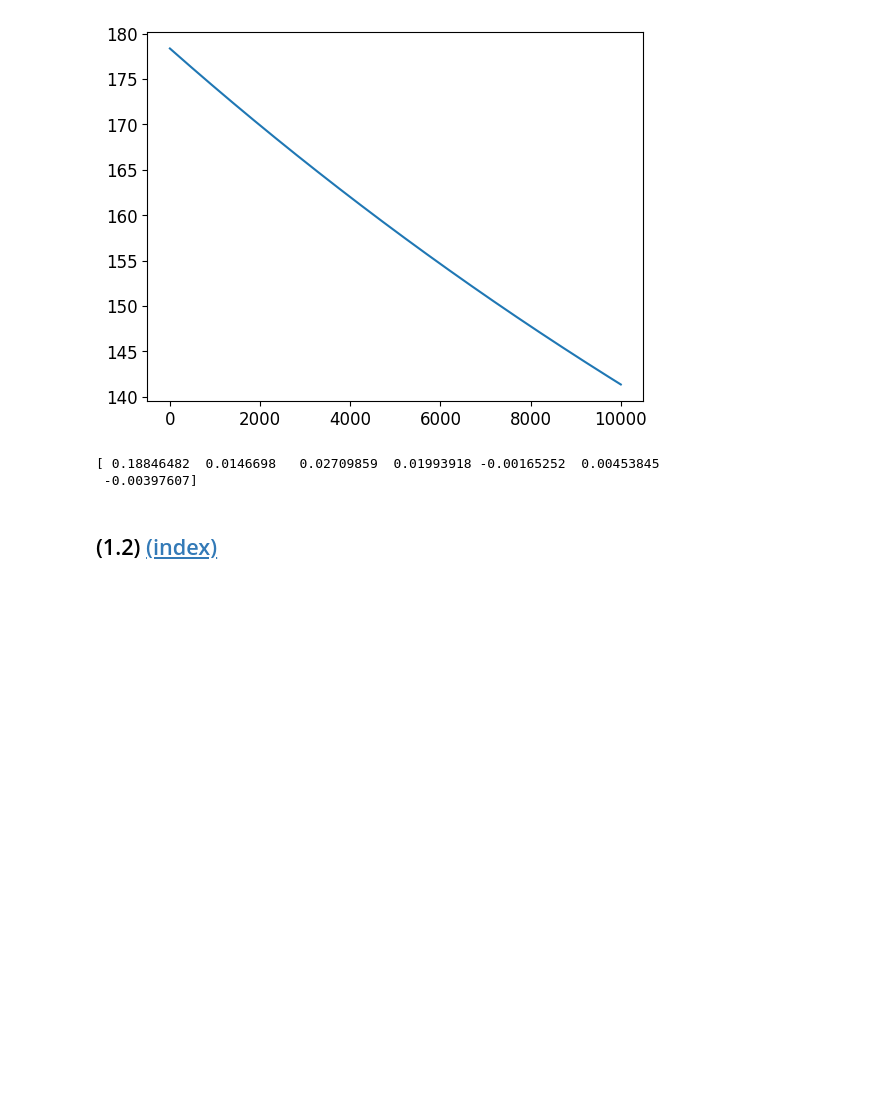
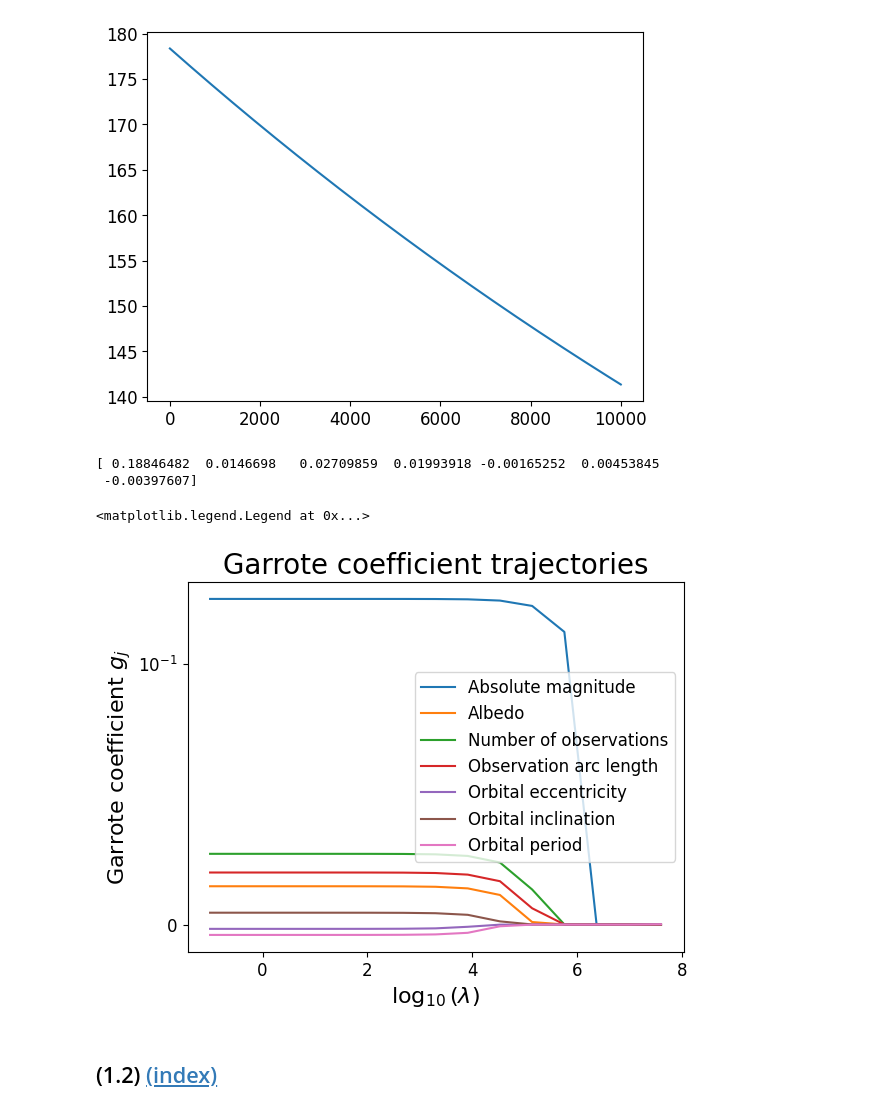
Before and after one commit to Shengyuan-Liu/MATH60026_MethodsForDataScience, a Jupyter notebook: cw1/02371367_Coursework1.ipynb, the cells around one changed output. Saved outputs shown, nothing was run; the diff lists cells and outputs as text; code cells hidden in the pictures; blank space fills up the shorter version.

```diff
--- a/cw1/02371367_Coursework1.ipynb
+++ b/cw1/02371367_Coursework1.ipynb
@@ -70,3 +72,7 @@ data_test.head()
 | 2 | 10.71 | 0.045 | 2464 | 35751.0 | 0.185255 | ... |
 | 3 | 13.00 | 0.054 | 1157 | 9248.0 | 0.134931 | ... |
 | 4 | 15.20 | 0.075 | 390 | 7176.0 | 0.071674 | ... |
+# %%
+feature_map = {}
+features = data_test.columns[:-2]
+features[0]
@@ -323,3 +329,22 @@ S_lambd = np.logspace(-1, 7.6, 15)
+# %%
+S_lambd = np.logspace(-1, 7.6, 15)
+g_list = []
+for lambd in S_lambd:
+    g, loss_history = train_garrote(X_train_std, y_train, lambd=lambd)
+    g_list.append(g)
+
+all_g = np.vstack(g_list)
+for j in range(all_g.shape[1]):
+    plt.plot(np.log10(S_lambd), all_g[:, j], label=features[j])
+
+plt.yscale("symlog", linthresh=0.1)
+plt.xlabel(r"$\log_{10}(\lambda)$")
+plt.ylabel("Garrote coefficient $g_j$")
+plt.title("Garrote coefficient trajectories")
+plt.legend()
+# %% [output]
+<matplotlib.legend.Legend at 0x...>
+[figure, added]
 # %% [markdown]
 <a name="task-12"></a>
 
```
Also changed, not shown: parts of 3 cells of this notebook.
